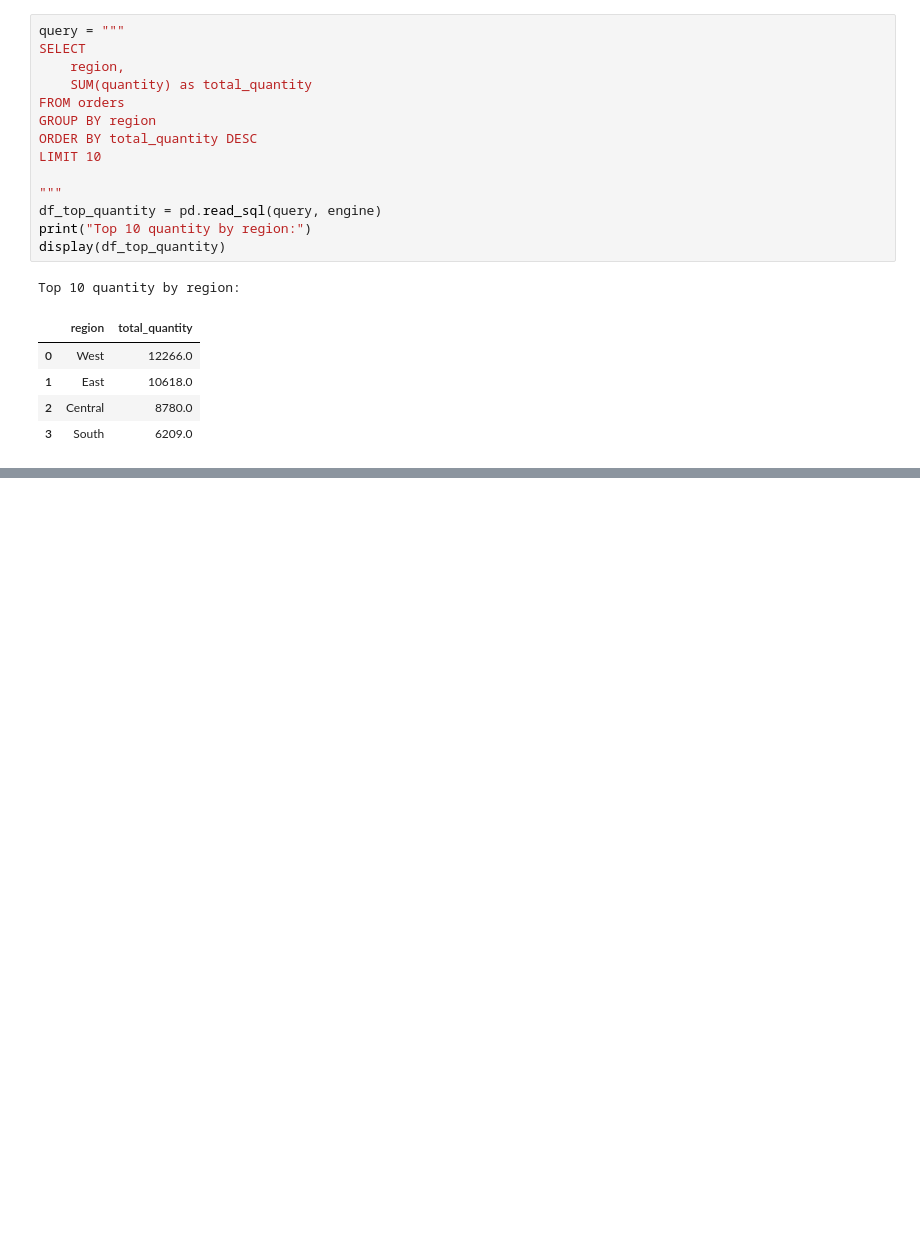
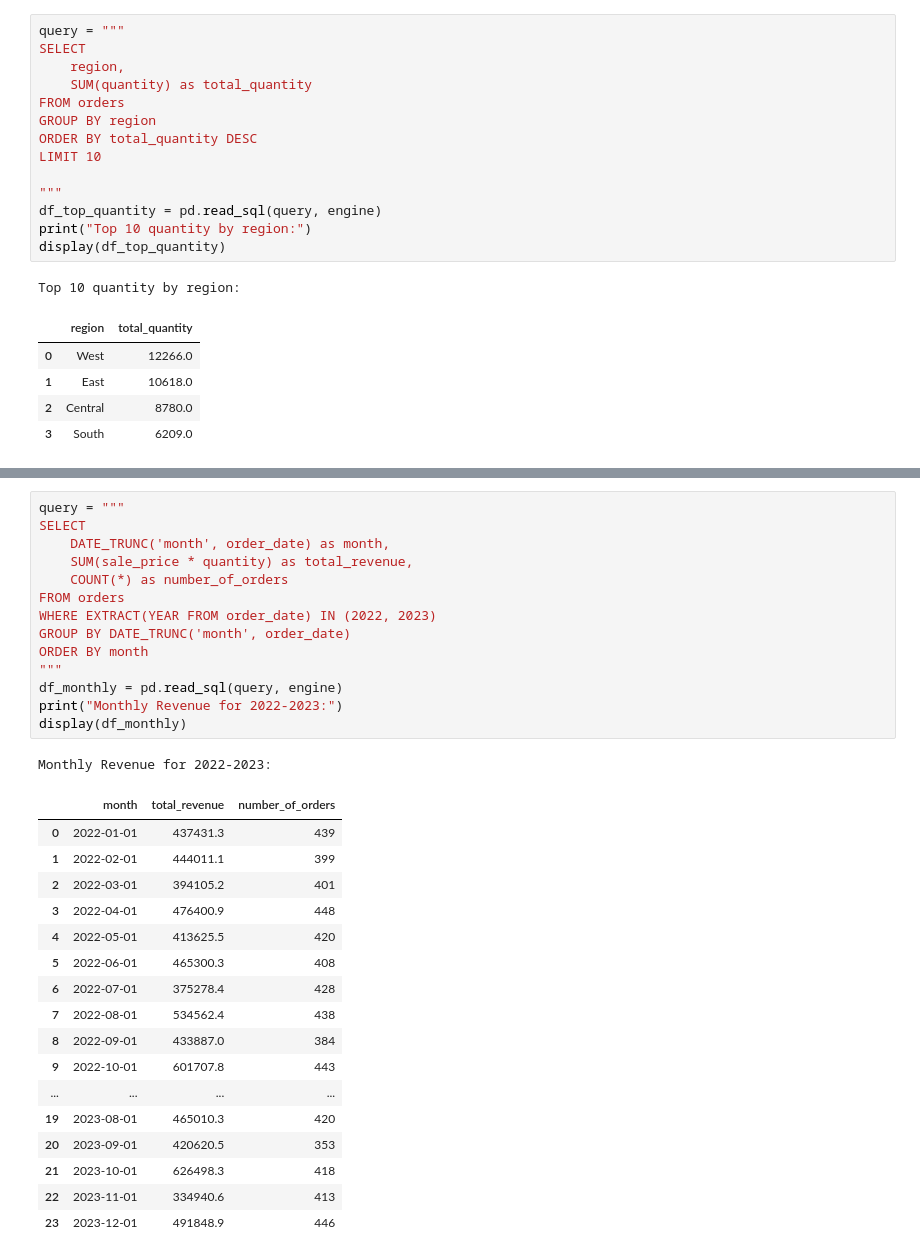
Before and after one commit to dnda14/datpy, a Jupyter notebook: ordedata.ipynb, the cells around one changed output, grey strips where cells are left out. Cells and saved outputs as stored; diff of their text form; blank space fills up the shorter version.

```diff
--- a/ordedata.ipynb
+++ b/ordedata.ipynb
@@ -345,0 +387,33 @@ Top 10 quantity by region:
+# %%
+query = """
+SELECT
+    DATE_TRUNC('month', order_date) as month,
+    SUM(sale_price * quantity) as total_revenue,
+    COUNT(*) as number_of_orders
+FROM orders
+WHERE EXTRACT(YEAR FROM order_date) IN (2022, 2023)
+GROUP BY DATE_TRUNC('month', order_date)
+ORDER BY month
+"""
+df_monthly = pd.read_sql(query, engine)
+print("Monthly Revenue for 2022-2023:")
+display(df_monthly)
+# %% [output]
+Monthly Revenue for 2022-2023:
+|  | month | total_revenue | number_of_orders |
+| 0 | 2022-01-01 | 437431.3 | 439 |
+| 1 | 2022-02-01 | 444011.1 | 399 |
+| 2 | 2022-03-01 | 394105.2 | 401 |
+| 3 | 2022-04-01 | 476400.9 | 448 |
+| 4 | 2022-05-01 | 413625.5 | 420 |
+| 5 | 2022-06-01 | 465300.3 | 408 |
+| 6 | 2022-07-01 | 375278.4 | 428 |
+| 7 | 2022-08-01 | 534562.4 | 438 |
+| 8 | 2022-09-01 | 433887.0 | 384 |
+| 9 | 2022-10-01 | 601707.8 | 443 |
+| ... | ... | ... | ... |
+| 19 | 2023-08-01 | 465010.3 | 420 |
+| 20 | 2023-09-01 | 420620.5 | 353 |
+| 21 | 2023-10-01 | 626498.3 | 418 |
+| 22 | 2023-11-01 | 334940.6 | 413 |
+| 23 | 2023-12-01 | 491848.9 | 446 |
```
Also changed, not shown: parts of 4 cells of this notebook, 2 other files.
